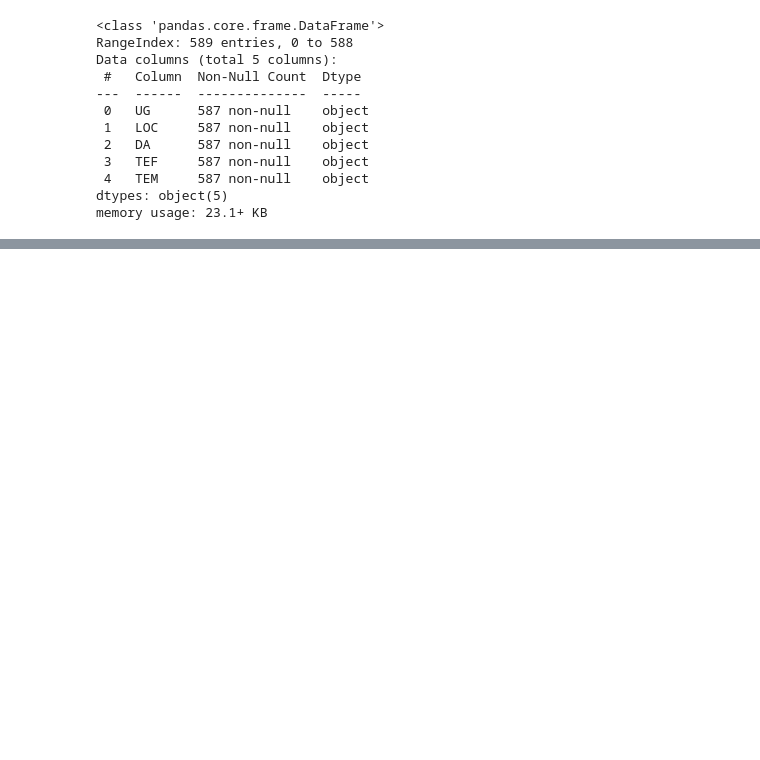
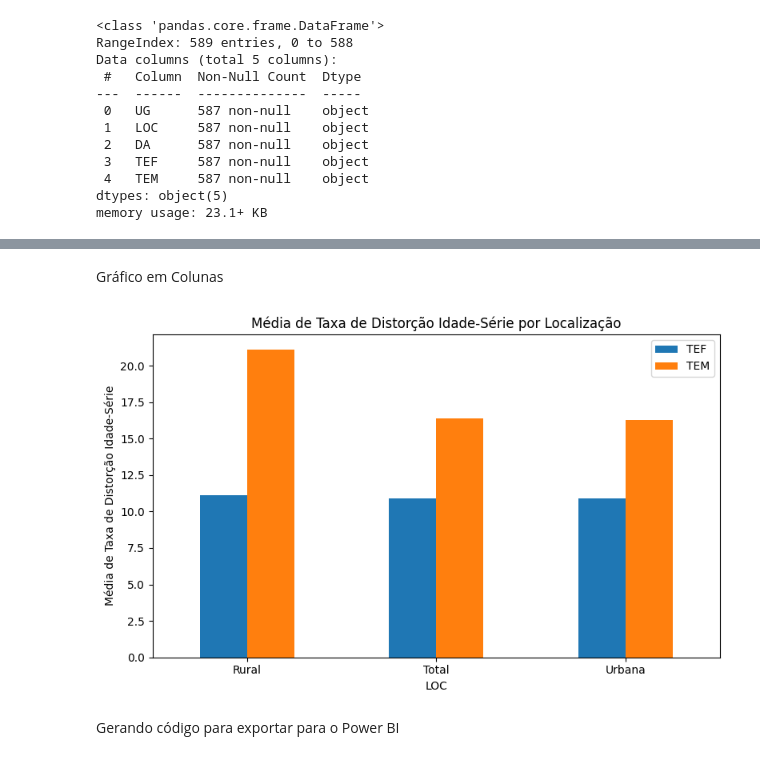
Before and after one commit to isabel-vit309/DataScience_4.0, a Jupyter notebook: Analise.ipynb, the cells around one changed output, grey strips where cells are left out. Cells and saved outputs as stored; diff of their text form; code cells hidden in the pictures; blank space fills up the shorter version.

```diff
--- a/Analise.ipynb
+++ b/Analise.ipynb
@@ -116,0 +212,13 @@ Mesmo após renomear as colunas, elas ainda aparecem como Object, ou seja, ainda
+# %% [markdown]
+Gráfico em Colunas
+# %%
+df.groupby("LOC")[["TEF", "TEM"]].median().plot(kind="bar", figsize=(8,5))
+plt.title("Média de Taxa de Distorção Idade-Série por Localização")
+plt.ylabel("Média de Taxa de Distorção Idade-Série")
+plt.xticks(rotation=0)
+plt.tight_layout()
+plt.show()
+# %% [output]
+[figure, added]
+# %% [markdown]
+Gerando código para exportar para o Power BI
```
Also changed, not shown: parts of 15 cells of this notebook, 1 other file.
